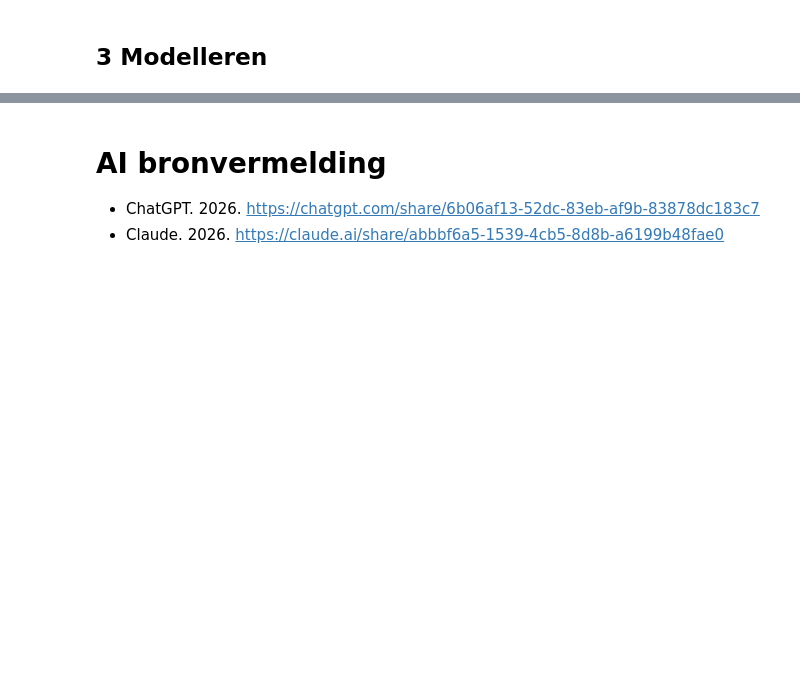
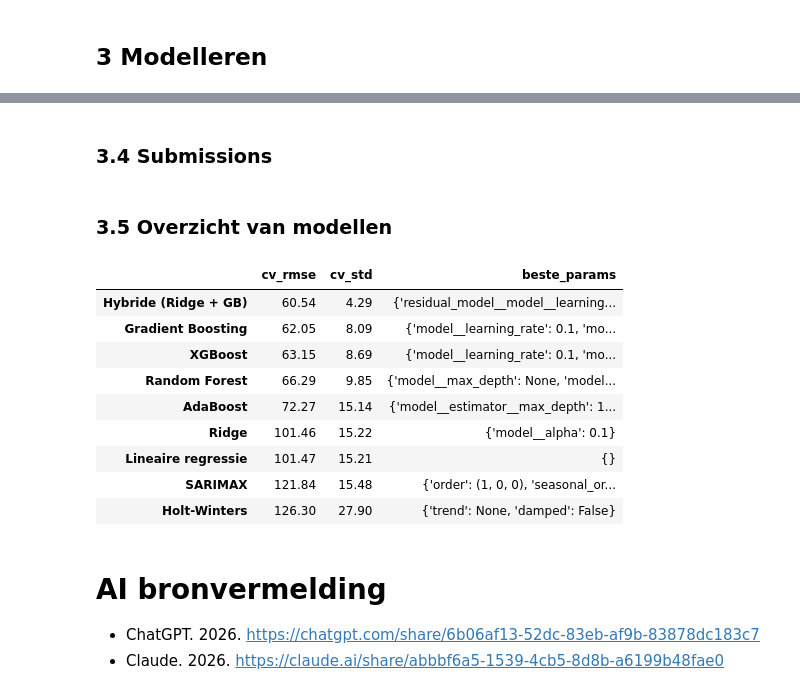
Before and after one commit to Roan-hhs/machine_learning_semester3, a Jupyter notebook: portfolio_2/portfolio2.ipynb, the cells around one changed output, grey strips where cells are left out. Drawn from its saved outputs; the diff is of its cells as text; code cells hidden in the pictures; blank space fills up the shorter version.

Commit message:
modellen toegevoegt, moet ai text dingen nog weggehaald worden

```diff
--- a/portfolio_2/portfolio2.ipynb
+++ b/portfolio_2/portfolio2.ipynb
@@ -423 +515,37 @@ display(df.head())
+# %%
+# 3.1 Hulpfuncties voor tunen en submissions
+MODELLEN = {}        # naam -> ongetunede sklearn-pipeline
+PARAM_GRIDS = {}     # naam -> hyperparameter-grid
+RESULTATEN = {}      # naam -> CV-RMSE en beste parameters
+SCHATTERS = {}       # naam -> getunede sklearn-schatter
+
+
+def tune_model(naam):
+    # Tune één model met GridSearchCV op de tijd-folds (alleen train-data)
+    zoek = GridSearchCV(MODELLEN[naam], PARAM_GRIDS[naam], cv=cv, n_jobs=-1,
+                        scoring='neg_root_mean_squared_error')
+    zoek.fit(X_train, y_train)
+    i = zoek.best_index_
+    RESULTATEN[naam] = {'cv_rmse': -zoek.best_score_,
+                        'cv_std': zoek.cv_results_['std_test_score'][i],
+                        'beste_params': zoek.best_params_}
+    SCHATTERS[naam] = zoek.best_estimator_  # al opnieuw gefit op alle train-data
+    print(f"{naam}: CV-RMSE = {-zoek.best_score_:.2f} "
+          f"(± {RESULTATEN[naam]['cv_std']:.2f})  {zoek.best_params_}")
+
+
+def schrijf_submission(naam, voorspelling):
+    # Schrijf csv in het formaat van sample_submission.csv
+    voorspeld = pd.Series(voorspelling, index=test_raw['date_hour'].astype(str))
+    uit = sample[['date_hour']].copy()
+    uit['cnt'] = uit['date_hour'].map(voorspeld)
+    assert uit['cnt'].notna().all(), f'{naam}: ontbrekende voorspellingen'
+    bestandsnaam = naam.replace(' ', '_').replace('(', '').replace(')', '').replace('+', 'en')
+    uit.to_csv(f'submissions/submission_{bestandsnaam}.csv', index=False)
+
+
+def maak_submission(naam):
+    # Voorspel de test-set met het getunede sklearn-model en schrijf de csv
+    voorspelling = np.clip(SCHATTERS[naam].predict(X_test), 0, None)
+    schrijf_submission(naam, voorspelling)
 # %% [markdown]
@@ -426,0 +777,2 @@ display(df.head())
+# %% [markdown]
+### 3.4 Submissions
@@ -427,3 +793,22 @@ display(df.head())
+# %% [markdown]
+### 3.5 Overzicht van modellen
+# %%
+# 3.12 Overzicht van alle getunede modellen
+overzicht = (pd.DataFrame(RESULTATEN).T
+             .astype({'cv_rmse': float, 'cv_std': float})
+             .sort_values('cv_rmse'))
+display(overzicht.round(2))
+# %% [output]
+|  | cv_rmse | cv_std | beste_params |
+| Hybride (Ridge + GB) | 60.54 | 4.29 | {'residual_model__model__learning... |
+| Gradient Boosting | 62.05 | 8.09 | {'model__learning_rate': 0.1, 'mo... |
+| XGBoost | 63.15 | 8.69 | {'model__learning_rate': 0.1, 'mo... |
+| Random Forest | 66.29 | 9.85 | {'model__max_depth': None, 'model... |
+| AdaBoost | 72.27 | 15.14 | {'model__estimator__max_depth': 1... |
+| Ridge | 101.46 | 15.22 | {'model__alpha': 0.1} |
+| Lineaire regressie | 101.47 | 15.21 | {} |
+| SARIMAX | 121.84 | 15.48 | {'order': (1, 0, 0), 'seasonal_or... |
+| Holt-Winters | 126.30 | 27.90 | {'trend': None, 'damped': False} |
 # %% [markdown]
 # AI bronvermelding
 - ChatGPT. 2026. https://chatgpt.com/share/6b06af13-52dc-83eb-af9b-83878dc183c7
```
Also changed, not shown: parts of 22 cells of this notebook, 8 other files.
